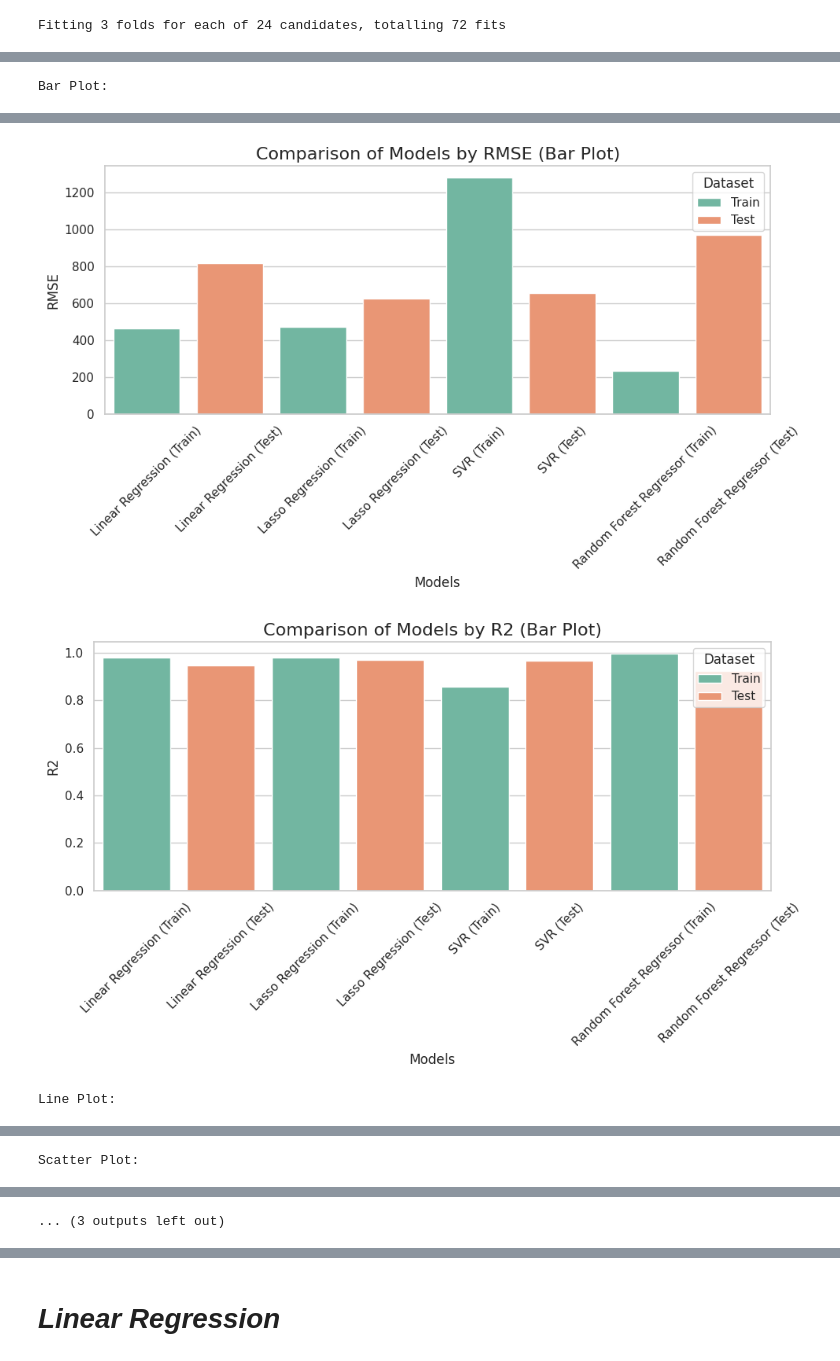
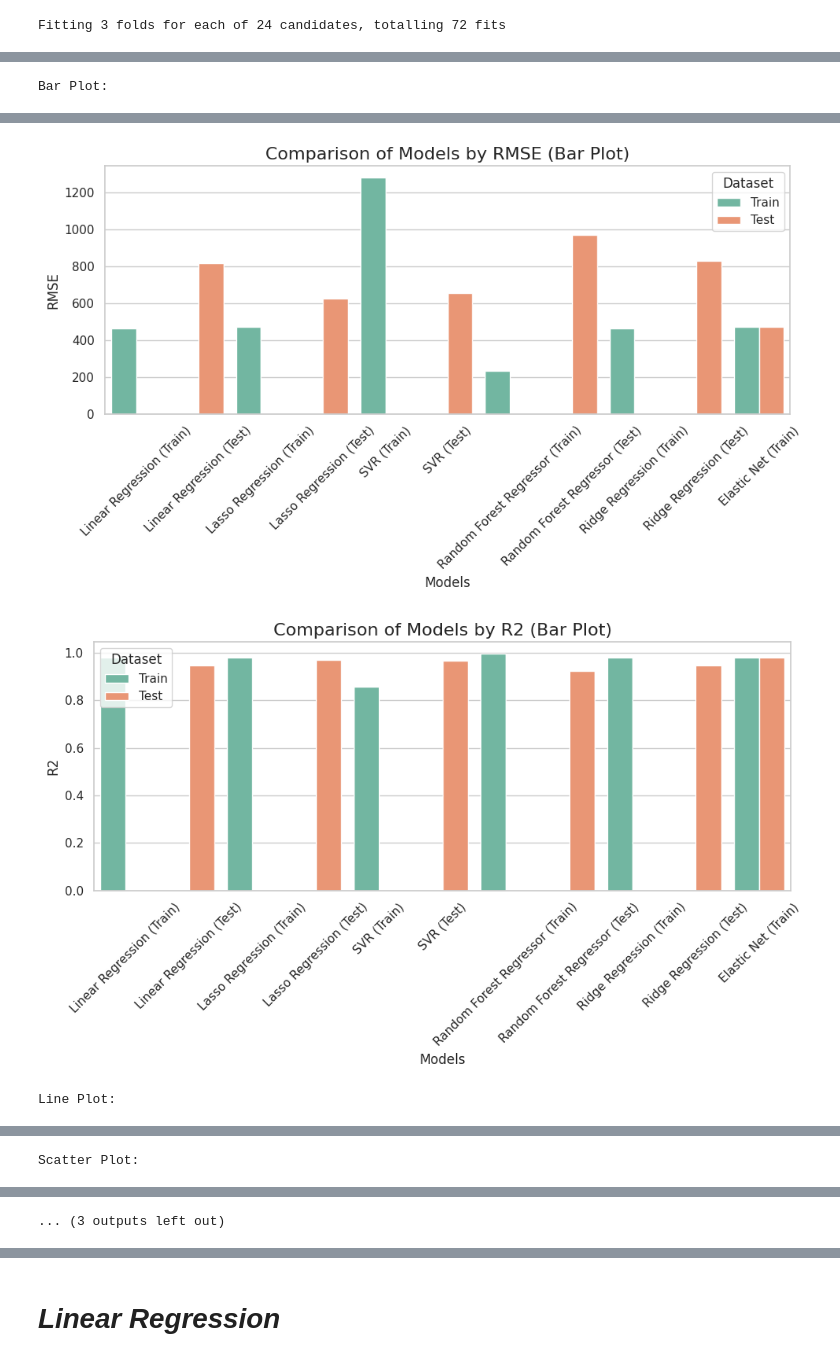
Before and after one commit to MariiaSam/Rent-in-Brazil, a Jupyter notebook: Brazil_houses_rental.ipynb, the cells around one changed output, grey strips where cells are left out. Cells and saved outputs as stored; diff of their text form; code cells hidden in the pictures.

```diff
--- a/Brazil_houses_rental.ipynb
+++ b/Brazil_houses_rental.ipynb
@@ -575,0 +604,25 @@ Coefficients: [-0.00000000e+00 -0.00000000e+00  0.00000000e+00 -0.00000000e+00
+# %%
+elastic_net = ElasticNet()
+elastic_net_parameters = {'alpha': [0.001, 0.01, 0.1, 1, 10], 'l1_ratio': [0.2, 0.5, 0.8]}
+clf_elastic = GridSearchCV(elastic_net, elastic_net_parameters, cv=5)
+clf_elastic.fit(X_train_scaled, y_train_scaled)
+
+best_params = clf_elastic.best_params_
+print(f"Best params: {best_params}")
+
+elastic_model = ElasticNet(alpha=best_params['alpha'], l1_ratio=best_params['l1_ratio'])
+elastic_model.fit(X_train_scaled, y_train_scaled)
+
+# predict
+elastic_y_train_pred_scaled = elastic_model.predict(X_train_scaled)
+elastic_y_test_pred_scaled = elastic_model.predict(X_test_scaled)
+
+# inverse to original shape
+elastic_y_train_pred = y_scaler.inverse_transform(elastic_y_train_pred_scaled.reshape(-1, 1))
+elastic_y_test_pred = y_scaler.inverse_transform(elastic_y_test_pred_scaled.reshape(-1, 1))
+
+print(f"Intercept: {elastic_model.intercept_}")
+print(f"Coefficients: {elastic_model.coef_}")
+
+elastic_results_train = evaluate_model("Elastic Net (Train)", y_train, elastic_y_train_pred)
+elastic_results_test = evaluate_model("Elastic Net (Test)", y_test, elastic_y_test_pred)
@@ -634,7 +695,9 @@ results = pd.DataFrame([
     lin_reg_results_train, lin_reg_results_test,
     lasso_results_train, lasso_results_test,
     svr_results_train, svr_results_test,
-    rf_results_train, rf_results_test
+    rf_results_train, rf_results_test,
+    ridge_results_train, ridge_results_test,
+    elastic_results_train, elastic_results_train
 ])
 
 print(results)
@@ -688,7 +749,7 @@ def plot_model_comparison(results, plot_type='bar'):
         plt.tight_layout()
         plt.show()
 
-results['Dataset'] = ['Train', 'Test'] * 4
+results['Dataset'] = ['Train', 'Test'] * 6
 
 print("Bar Plot:")
 plot_model_comparison(results, plot_type='bar')
@@ -705,3 +766,3 @@ Bar Plot:
-[figure, old version]
+[figure, new version]
-[figure, old version]
+[figure, new version]
 Line Plot:
```
Also changed, not shown: parts of 31 cells of this notebook.
